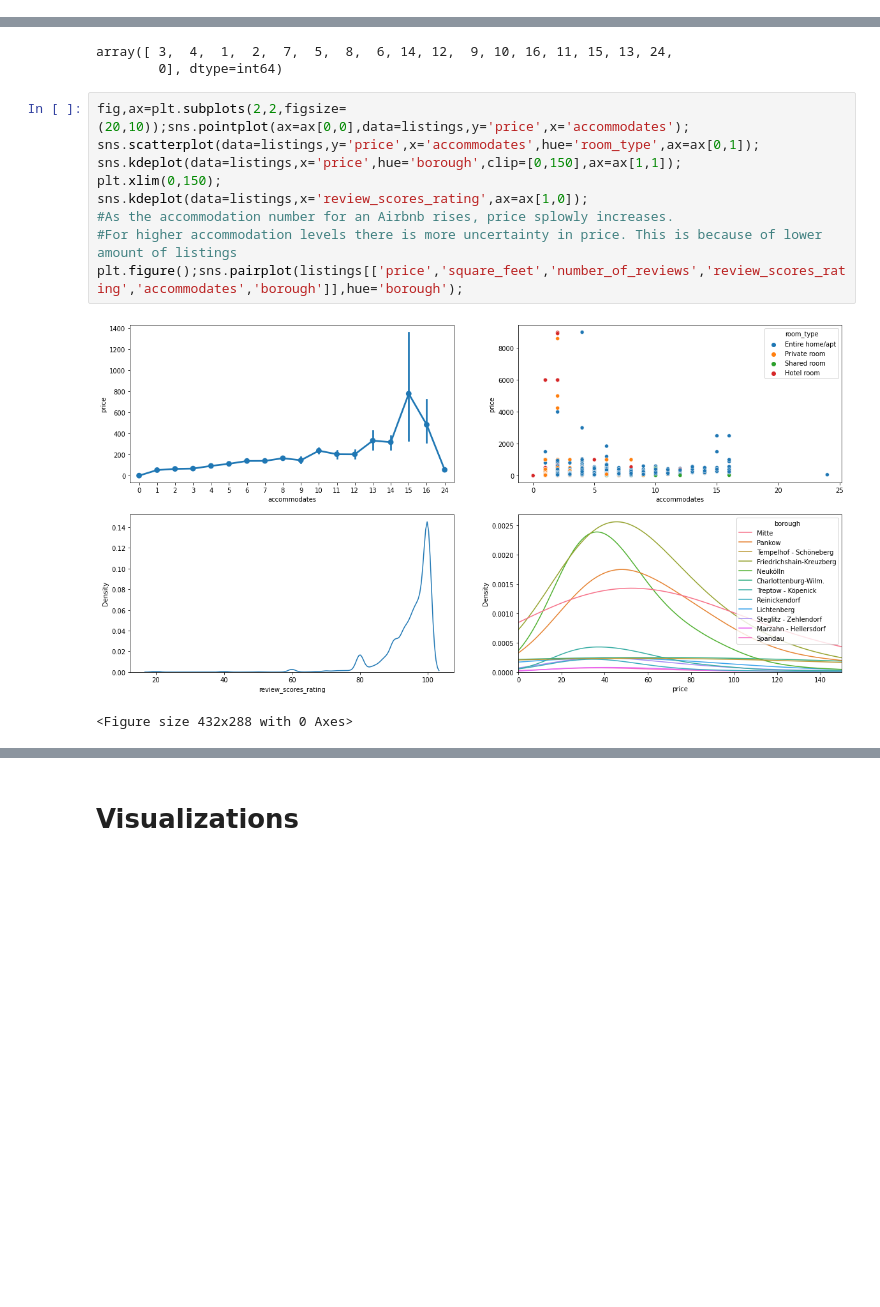
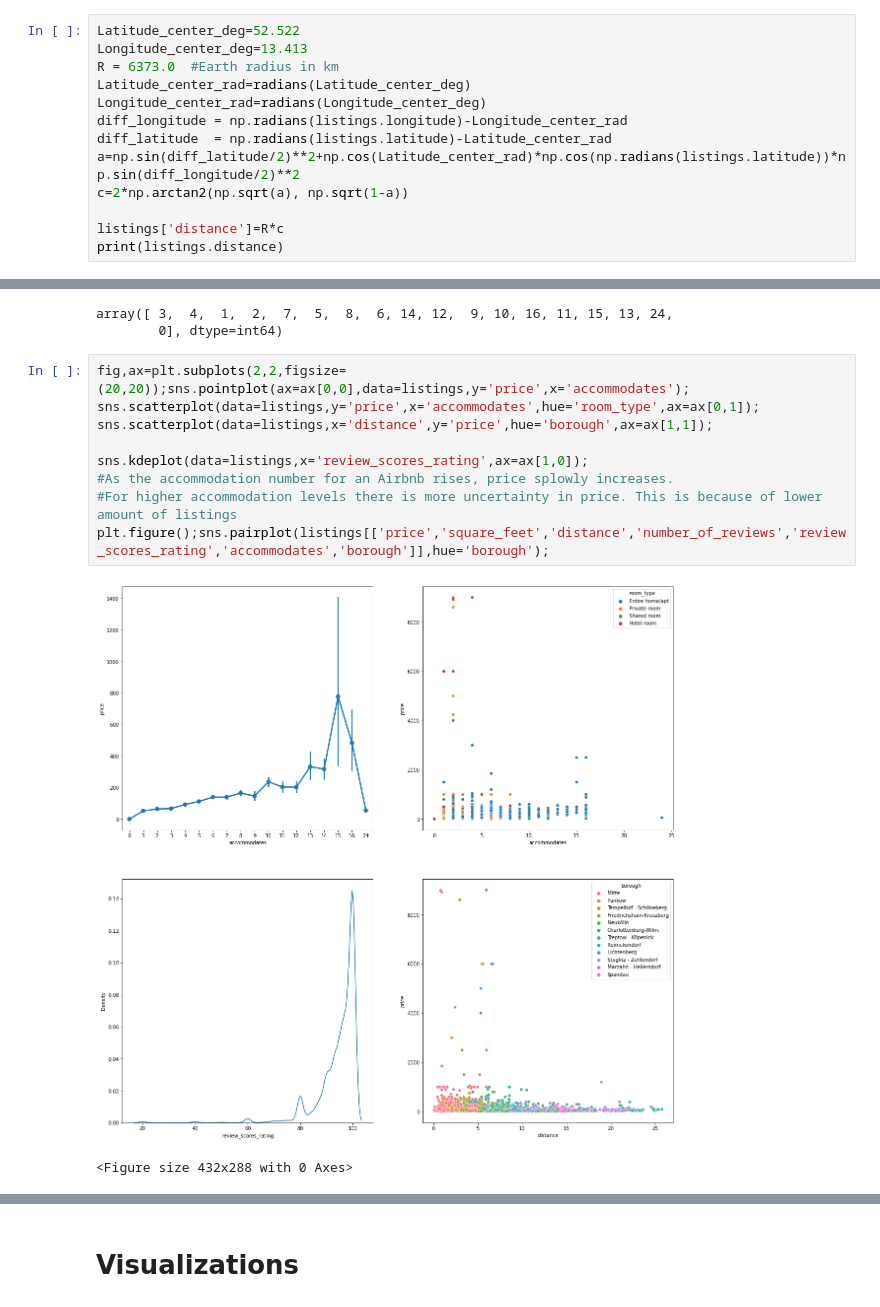
Before and after one commit to alexcerce/Berlin_Airbnb, a Jupyter notebook: Airbnb_Berlin_Main.ipynb, the cells around one changed output, grey strips where cells are left out. Cells and saved outputs as stored; diff of their text form; blank space fills up the shorter version.

```diff
--- a/Airbnb_Berlin_Main.ipynb
+++ b/Airbnb_Berlin_Main.ipynb
@@ -333,0 +352,13 @@ dtype: object
+# %%
+Latitude_center_deg=52.522
+Longitude_center_deg=13.413
+R = 6373.0  #Earth radius in km
+Latitude_center_rad=radians(Latitude_center_deg)
+Longitude_center_rad=radians(Longitude_center_deg)
+diff_longitude = np.radians(listings.longitude)-Longitude_center_rad
+diff_latitude  = np.radians(listings.latitude)-Latitude_center_rad
+a=np.sin(diff_latitude/2)**2+np.cos(Latitude_center_rad)*np.cos(np.radians(listings.latitude))*np.sin(diff_longitude/2)**2
+c=2*np.arctan2(np.sqrt(a), np.sqrt(1-a))
+
+listings['distance']=R*c
+print(listings.distance)
@@ -543,14 +587,14 @@ listings['accommodates'].unique()
 array([ 3,  4,  1,  2,  7,  5,  8,  6, 14, 12,  9, 10, 16, 11, 15, 13, 24,
         0], dtype=int64)
 # %%
-fig,ax=plt.subplots(2,2,figsize=(20,10));sns.pointplot(ax=ax[0,0],data=listings,y='price',x='accommodates');
+fig,ax=plt.subplots(2,2,figsize=(20,20));sns.pointplot(ax=ax[0,0],data=listings,y='price',x='accommodates');
 sns.scatterplot(data=listings,y='price',x='accommodates',hue='room_type',ax=ax[0,1]);
-sns.kdeplot(data=listings,x='price',hue='borough',clip=[0,150],ax=ax[1,1]);
-plt.xlim(0,150);
+sns.scatterplot(data=listings,x='distance',y='price',hue='borough',ax=ax[1,1]);
+
 sns.kdeplot(data=listings,x='review_scores_rating',ax=ax[1,0]);
 #As the accommodation number for an Airbnb rises, price splowly increases.
 #For higher accommodation levels there is more uncertainty in price. This is because of lower amount of listings
-plt.figure();sns.pairplot(listings[['price','square_feet','number_of_reviews','review_scores_rating','accommodates','borough']],hue='borough');
+plt.figure();sns.pairplot(listings[['price','square_feet','distance','number_of_reviews','review_scores_rating','accommodates','borough']],hue='borough');
 # %% [output]
-[figure, old version]
+[figure, new version]
 <Figure size 432x288 with 0 Axes>
```
Also changed, not shown: parts of 20 cells of this notebook.
